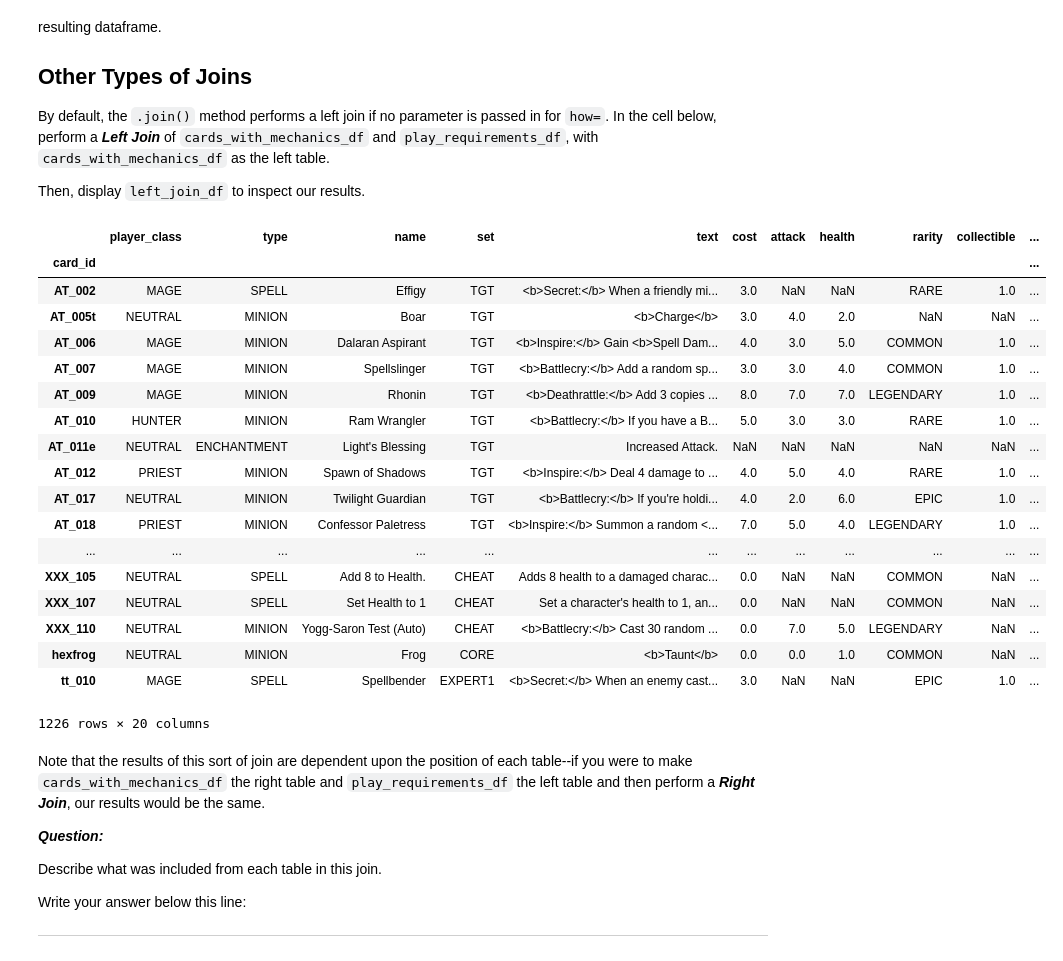
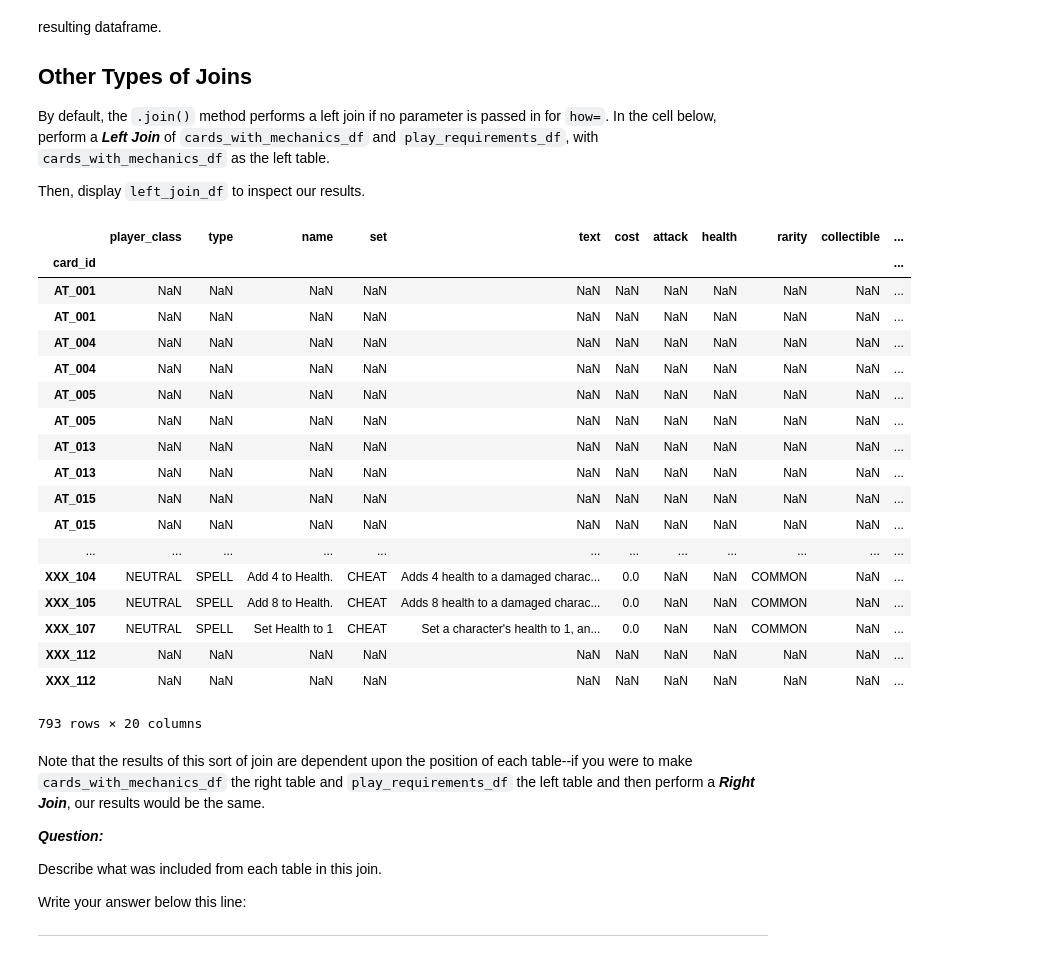
Before and after one commit to hy123udg/dsc-combining-dataframes-pandas-lab-nyc-ds-060319, a Jupyter notebook: index.ipynb, the cells around one changed output. Cells and saved outputs as stored; diff of their text form; code cells hidden in the pictures.

```diff
--- a/index.ipynb
+++ b/index.ipynb
@@ -213,28 +213,28 @@ By default, the `.join()` method performs a left join if no parameter is passed
 
 Then, display `left_join_df` to inspect our results.
 # %%
-left_join_df = cards_with_mechanics_df.join(play_requirements_df, how = 'left')
+left_join_df = cards_with_mechanics_df.join(play_requirements_df, how = 'right')
 left_join_df
 # %% [output]
 |  | player_class | type | name | set | text | cost | attack | health | rarity | collectible | ... |
 | card_id |  |  |  |  |  |  |  |  |  |  | ... |
-| AT_002 | MAGE | SPELL | Effigy | TGT | <b>Secret:</b> When a friendly mi... | 3.0 | NaN | NaN | RARE | 1.0 | ... |
-| AT_005t | NEUTRAL | MINION | Boar | TGT | <b>Charge</b> | 3.0 | 4.0 | 2.0 | NaN | NaN | ... |
-| AT_006 | MAGE | MINION | Dalaran Aspirant | TGT | <b>Inspire:</b> Gain <b>Spell Dam... | 4.0 | 3.0 | 5.0 | COMMON | 1.0 | ... |
-| AT_007 | MAGE | MINION | Spellslinger | TGT | <b>Battlecry:</b> Add a random sp... | 3.0 | 3.0 | 4.0 | COMMON | 1.0 | ... |
-| AT_009 | MAGE | MINION | Rhonin | TGT | <b>Deathrattle:</b> Add 3 copies ... | 8.0 | 7.0 | 7.0 | LEGENDARY | 1.0 | ... |
-| AT_010 | HUNTER | MINION | Ram Wrangler | TGT | <b>Battlecry:</b> If you have a B... | 5.0 | 3.0 | 3.0 | RARE | 1.0 | ... |
-| AT_011e | NEUTRAL | ENCHANTMENT | Light's Blessing | TGT | Increased Attack. | NaN | NaN | NaN | NaN | NaN | ... |
-| AT_012 | PRIEST | MINION | Spawn of Shadows | TGT | <b>Inspire:</b> Deal 4 damage to ... | 4.0 | 5.0 | 4.0 | RARE | 1.0 | ... |
-| AT_017 | NEUTRAL | MINION | Twilight Guardian | TGT | <b>Battlecry:</b> If you're holdi... | 4.0 | 2.0 | 6.0 | EPIC | 1.0 | ... |
-| AT_018 | PRIEST | MINION | Confessor Paletress | TGT | <b>Inspire:</b> Summon a random <... | 7.0 | 5.0 | 4.0 | LEGENDARY | 1.0 | ... |
+| AT_001 | NaN | NaN | NaN | NaN | NaN | NaN | NaN | NaN | NaN | NaN | ... |
+| AT_001 | NaN | NaN | NaN | NaN | NaN | NaN | NaN | NaN | NaN | NaN | ... |
+| AT_004 | NaN | NaN | NaN | NaN | NaN | NaN | NaN | NaN | NaN | NaN | ... |
+| AT_004 | NaN | NaN | NaN | NaN | NaN | NaN | NaN | NaN | NaN | NaN | ... |
+| AT_005 | NaN | NaN | NaN | NaN | NaN | NaN | NaN | NaN | NaN | NaN | ... |
+| AT_005 | NaN | NaN | NaN | NaN | NaN | NaN | NaN | NaN | NaN | NaN | ... |
+| AT_013 | NaN | NaN | NaN | NaN | NaN | NaN | NaN | NaN | NaN | NaN | ... |
+| AT_013 | NaN | NaN | NaN | NaN | NaN | NaN | NaN | NaN | NaN | NaN | ... |
+| AT_015 | NaN | NaN | NaN | NaN | NaN | NaN | NaN | NaN | NaN | NaN | ... |
+| AT_015 | NaN | NaN | NaN | NaN | NaN | NaN | NaN | NaN | NaN | NaN | ... |
 | ... | ... | ... | ... | ... | ... | ... | ... | ... | ... | ... | ... |
+| XXX_104 | NEUTRAL | SPELL | Add 4 to Health. | CHEAT | Adds 4 health to a damaged charac... | 0.0 | NaN | NaN | COMMON | NaN | ... |
 | XXX_105 | NEUTRAL | SPELL | Add 8 to Health. | CHEAT | Adds 8 health to a damaged charac... | 0.0 | NaN | NaN | COMMON | NaN | ... |
 | XXX_107 | NEUTRAL | SPELL | Set Health to 1 | CHEAT | Set a character's health to 1, an... | 0.0 | NaN | NaN | COMMON | NaN | ... |
-| XXX_110 | NEUTRAL | MINION | Yogg-Saron Test (Auto) | CHEAT | <b>Battlecry:</b> Cast 30 random ... | 0.0 | 7.0 | 5.0 | LEGENDARY | NaN | ... |
-| hexfrog | NEUTRAL | MINION | Frog | CORE | <b>Taunt</b> | 0.0 | 0.0 | 1.0 | COMMON | NaN | ... |
-| tt_010 | MAGE | SPELL | Spellbender | EXPERT1 | <b>Secret:</b> When an enemy cast... | 3.0 | NaN | NaN | EPIC | 1.0 | ... |
+| XXX_112 | NaN | NaN | NaN | NaN | NaN | NaN | NaN | NaN | NaN | NaN | ... |
+| XXX_112 | NaN | NaN | NaN | NaN | NaN | NaN | NaN | NaN | NaN | NaN | ... |
-1226 rows × 20 columns
+793 rows × 20 columns
 # %% [markdown]
 Note that the results of this sort of join are dependent upon the position of each table--if you were to make `cards_with_mechanics_df` the right table and `play_requirements_df` the left table and then perform a **_Right Join_**, our results would be the same.
 
```
